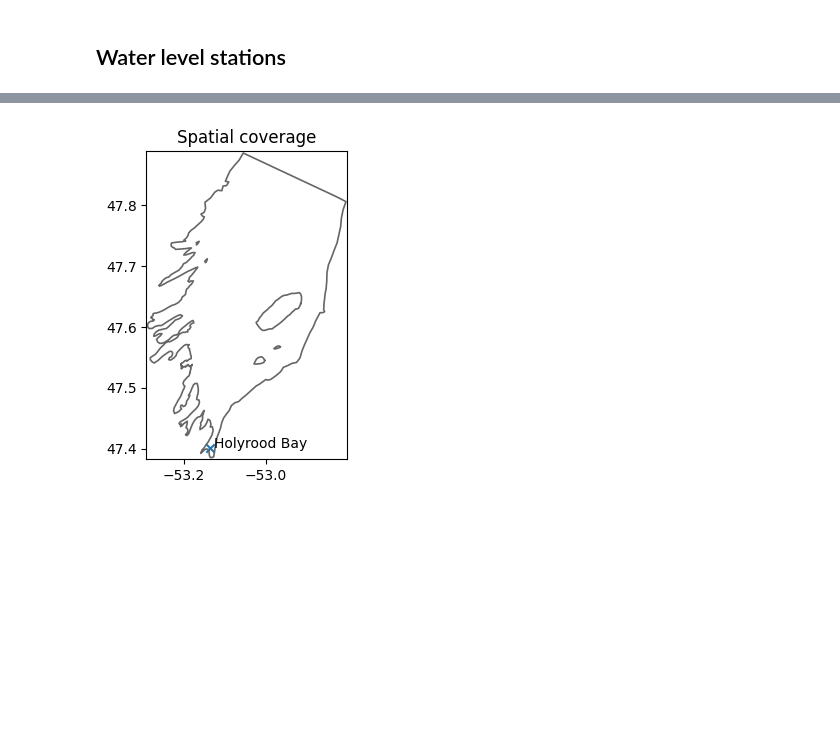
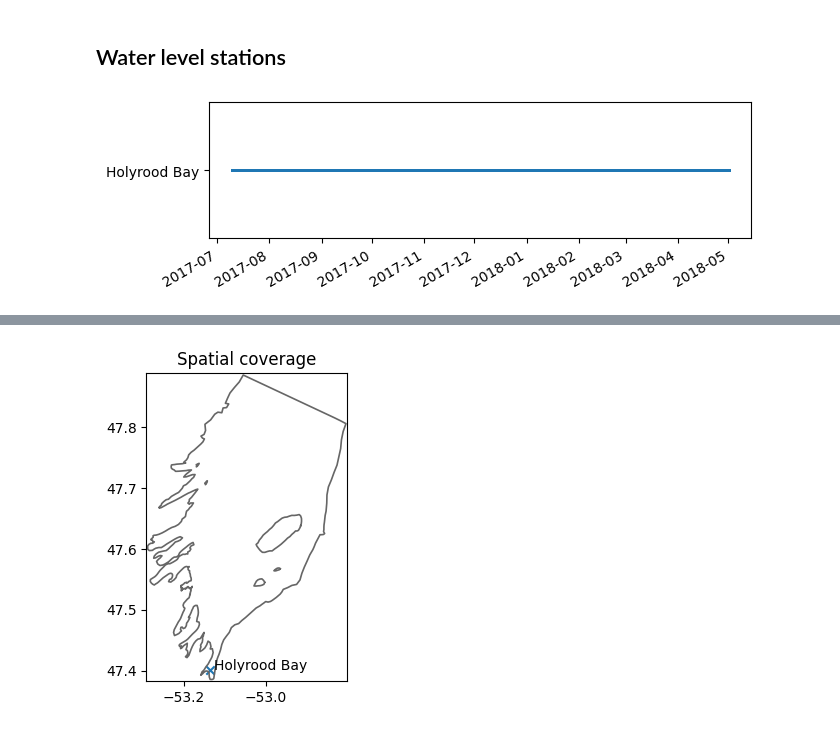
Before and after one commit to DHI/WaterBench-MIKE21HD-ConceptionBay, a Jupyter notebook: code/explore_observation_data.ipynb, the cells around one changed output, grey strips where cells are left out. Saved outputs shown, nothing was run; the diff lists cells and outputs as text; code cells hidden in the pictures; blank space fills up the shorter version.

```diff
--- a/code/explore_observation_data.ipynb
+++ b/code/explore_observation_data.ipynb
@@ -27,4 +27,8 @@ df_stn
 # %% [markdown]
 ## Water level stations
 # %%
-wllist = h.get_wl_point_obs()
+o = h.get_wl_point_obs()
+# %%
+ms.plotting.temporal_coverage(o);
+# %% [output]
+[figure, added]
```
Also changed, not shown: parts of 2 cells of this notebook, 6 other files.
